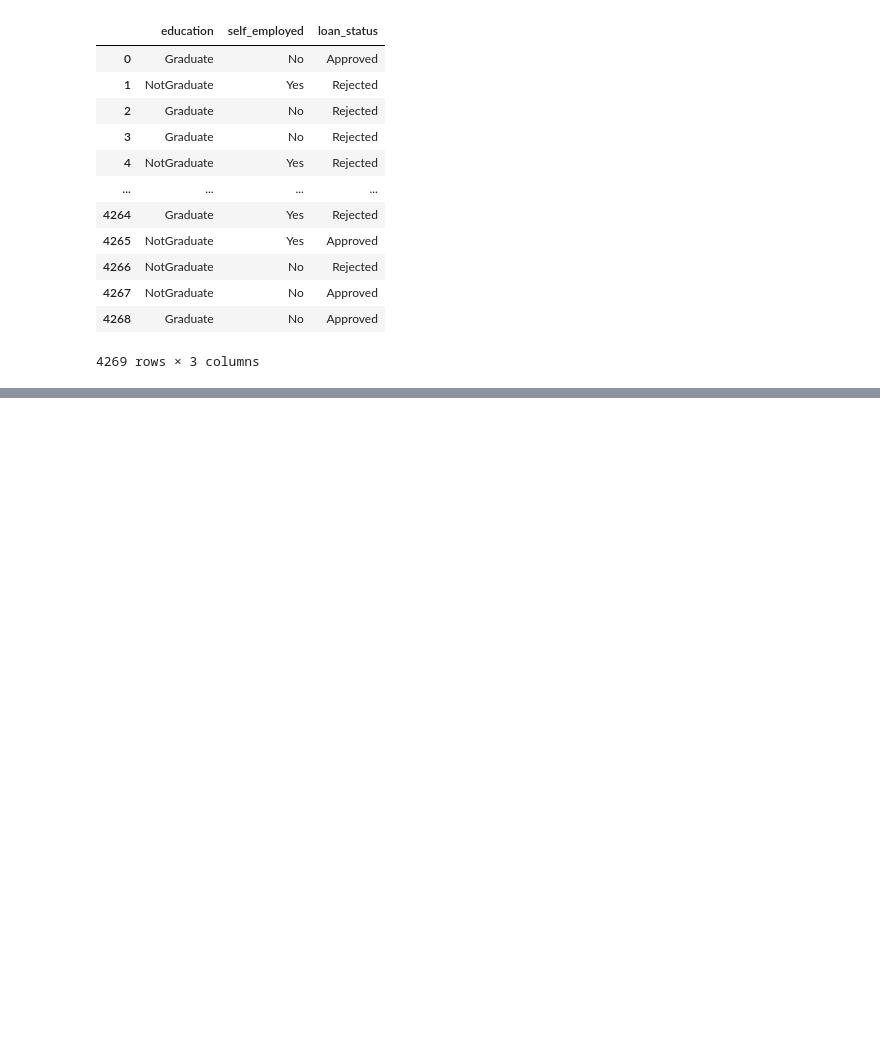
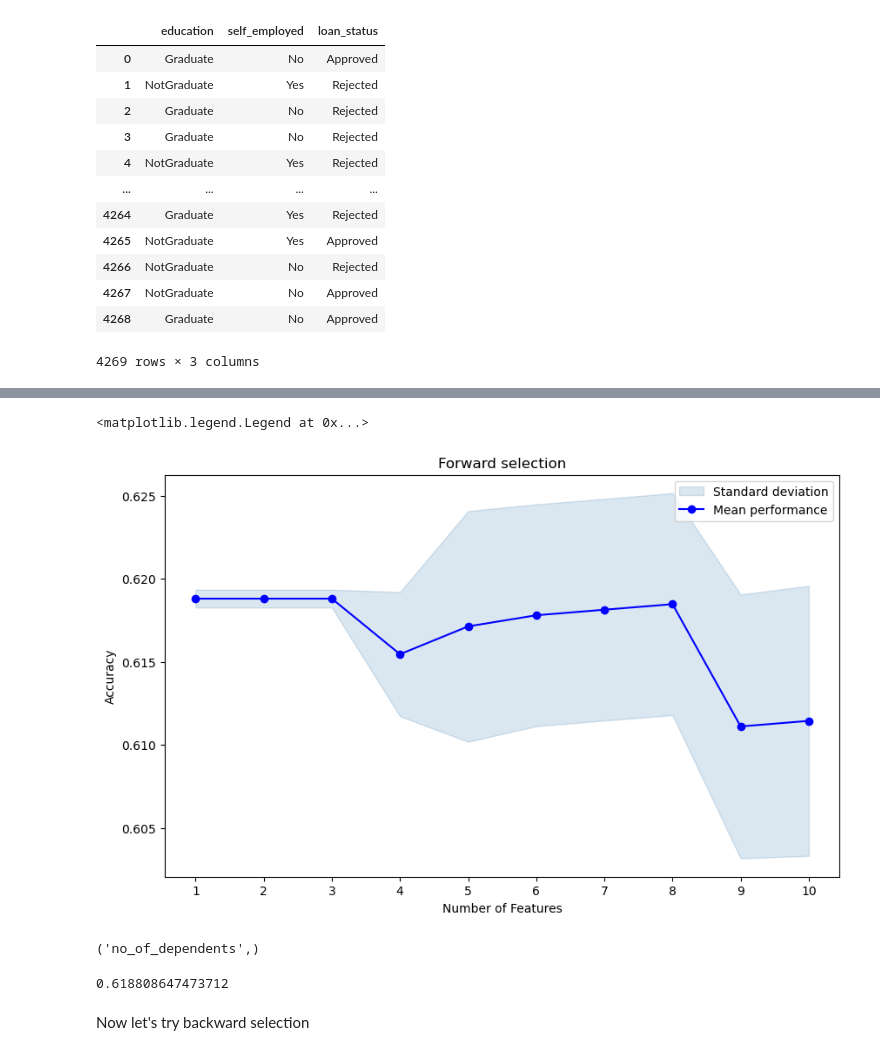
Before and after one commit to Rampenator/dsb, a Jupyter notebook: Juuso.ipynb, the cells around one changed output, grey strips where cells are left out. Cells and saved outputs as stored; diff of their text form; code cells hidden in the pictures; blank space fills up the shorter version.

```diff
--- a/Juuso.ipynb
+++ b/Juuso.ipynb
@@ -221,0 +225,3 @@ loans
+# %%
+X = loans.drop(["loan_status"], axis=1)
+y = loans["loan_status"]
@@ -221,0 +230,2 @@ loans
+# %%
+X_train, X_test, y_train, y_test = train_test_split(X, y, random_state=1234, test_size=0.3)
@@ -221,0 +236,2 @@ loans
+# %%
+dt_sfs = DecisionTreeClassifier(random_state=1234, max_depth=4, min_samples_leaf=3)
@@ -221,0 +240,12 @@ loans
+# %%
+dt_sfs1 = SFS(
+    dt_sfs,
+    k_features=(1, X_train.shape[1]),
+    forward=True,
+    scoring="accuracy",
+    cv=5,
+    verbose=1,
+    n_jobs=-1
+)
+
+dt_sfs1.fit(X_train, y_train)
@@ -221,0 +275,17 @@ loans
+# %%
+plot_sfs(dt_sfs1.get_metric_dict(), ylabel="Accuracy", figsize=(10,6))
+plt.title("Forward selection")
+plt.legend(["Standard deviation", "Mean performance"])
+# %% [output]
+<matplotlib.legend.Legend at 0x...>
+[figure, added]
+# %%
+dt_sfs1.k_feature_names_
+# %% [output]
+('no_of_dependents',)
+# %%
+dt_sfs1.k_score_
+# %% [output]
+0.618808647473712
+# %% [markdown]
+Now let's try backward selection
```
Also changed, not shown: parts of 25 cells of this notebook.
